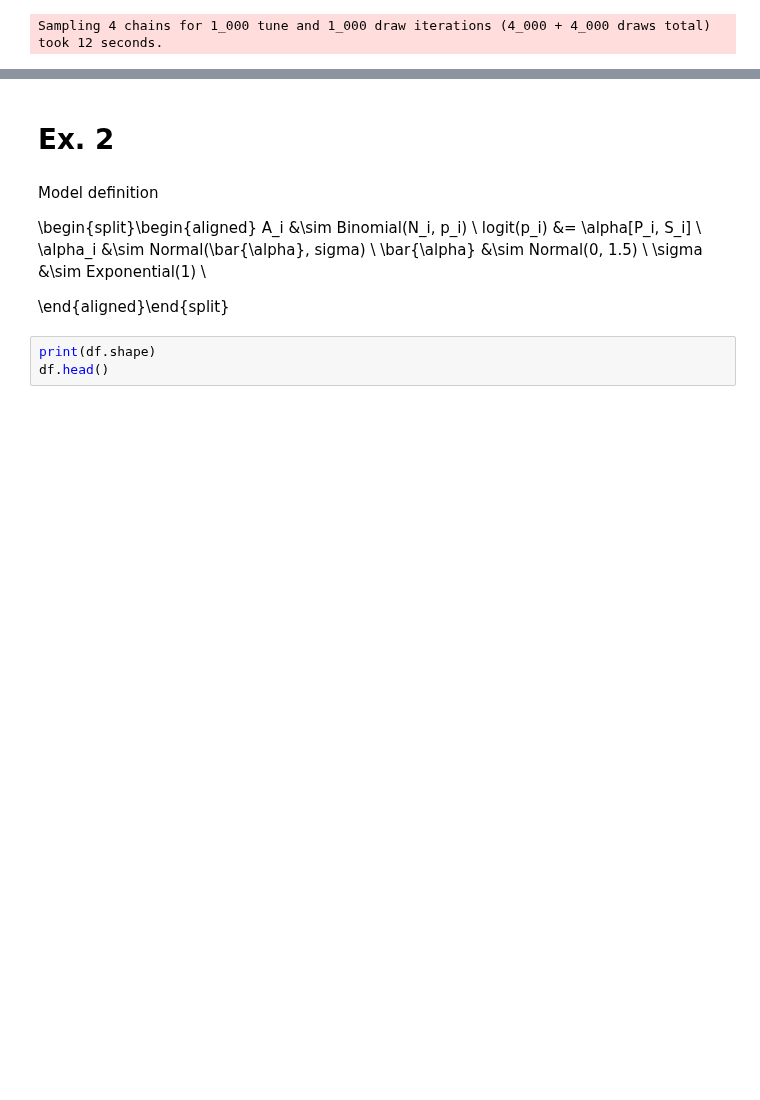
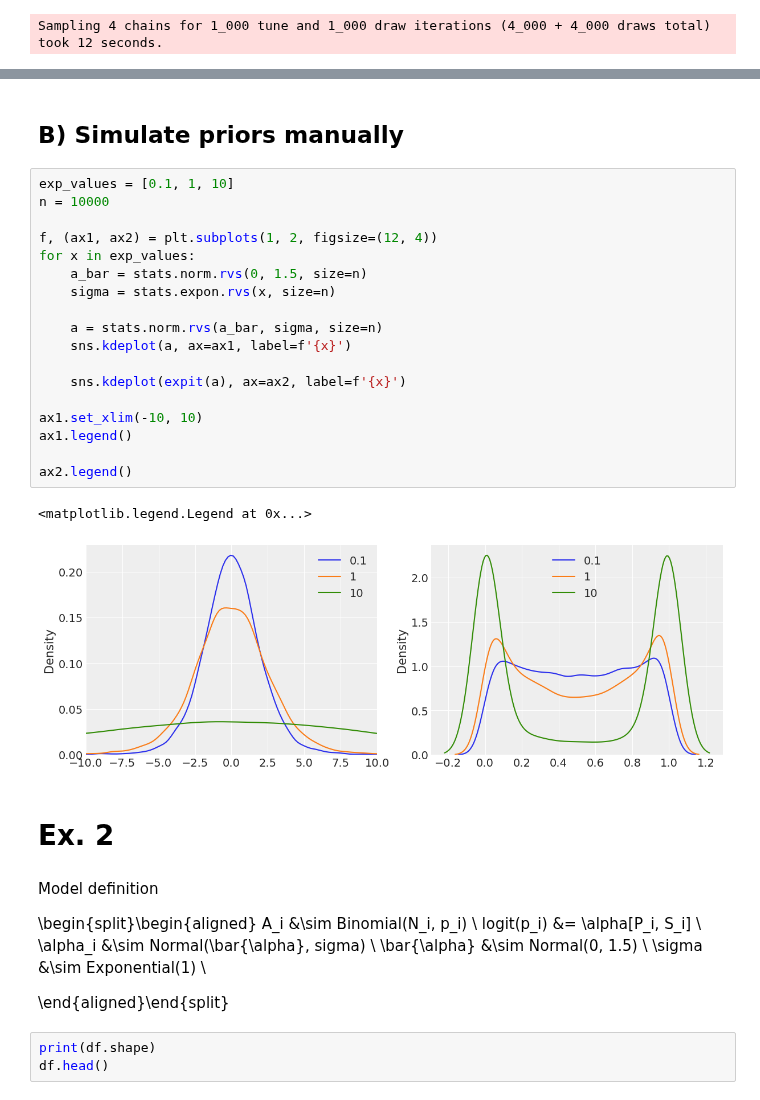
Before and after one commit to fhte2/statistical-rethinking, a Jupyter notebook: Week_6_exercises.ipynb, the cells around one changed output, grey strips where cells are left out. Saved outputs shown, nothing was run; the diff lists cells and outputs as text; blank space fills up the shorter version.

```diff
--- a/Week_6_exercises.ipynb
+++ b/Week_6_exercises.ipynb
@@ -180,3 +164,26 @@ az.plot_kde(logistic(prior_001['a']))
+# %% [markdown]
+## B) Simulate priors manually
+# %%
+exp_values = [0.1, 1, 10]
+n = 10000
+
+f, (ax1, ax2) = plt.subplots(1, 2, figsize=(12, 4))
+for x in exp_values:
+    a_bar = stats.norm.rvs(0, 1.5, size=n)
+    sigma = stats.expon.rvs(x, size=n)
+
+    a = stats.norm.rvs(a_bar, sigma, size=n)
+    sns.kdeplot(a, ax=ax1, label=f'{x}')
+
+    sns.kdeplot(expit(a), ax=ax2, label=f'{x}')
+
+ax1.set_xlim(-10, 10)
+ax1.legend()
+
+ax2.legend()
+# %% [output]
+<matplotlib.legend.Legend at 0x...>
+[figure, added]
 # %% [markdown]
 # Ex. 2
 # %% [markdown]
```
Also changed, not shown: parts of 13 cells of this notebook.
